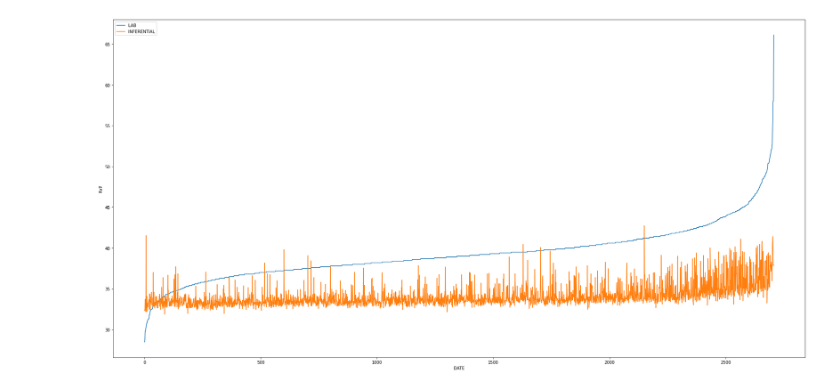
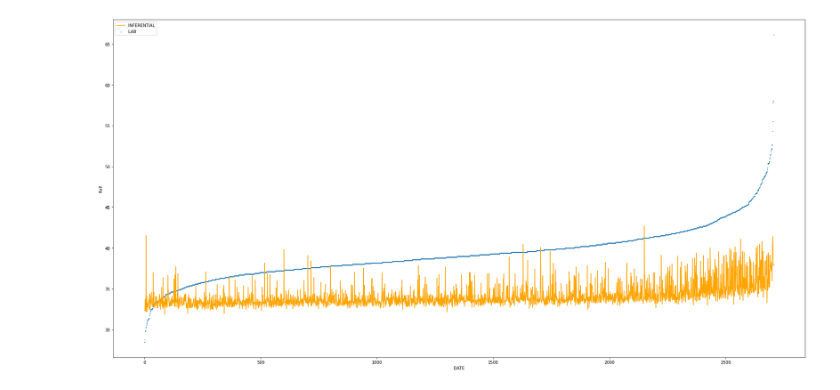
Before and after one commit to hoonzi-s/APC, a Jupyter notebook: #1 ALK - 213BTMRVP Inferential.ipynb, the cells around one changed output. Cells and saved outputs as stored; diff of their text form; code cells hidden in the pictures.

```diff
--- a/#1 ALK - 213BTMRVP Inferential.ipynb
+++ b/#1 ALK - 213BTMRVP Inferential.ipynb
@@ -24,6 +27,7 @@ from sklearn.model_selection import KFold
 # %%
-data = pd.read_csv('alk rvp csv.csv', index_col = 0)
-data.info()
+data_origin = pd.read_csv('/content/drive/MyDrive/alk rvp csv.csv', index_col = 0)
+data_origin.info()
+data_origin.describe()
 # %% [output]
 <class 'pandas.core.frame.DataFrame'>
 Index: 2708 entries, 2014-09-16 to 2022-05-17
@@ -83,0 +67,5 @@ data
+# %%
+data_origin.columns = ['RVP', 'T', 'P']
+data = data_origin[data_origin['RVP'] < 70].sort_values(by = 'RVP')
+data.reset_index(drop = True, inplace = True)
+data
@@ -84,16 +92,16 @@ data
 # %%
 a1 = -0.1343
 a2 = 0.0520
 b = 34.671
-inferential = a1 * data['TI2804'] + a2 * data['PI2806'] + b
+inferential = a1 * data['T'] + a2 * data['P'] + b
 length = data.shape[0]
 
 plt.figure(figsize = (30, 15))
-plt.plot(np.arange(length), data['RVP_LAB'], label = 'LAB')
-plt.plot(np.arange(length), inferential, label = 'INFERENTIAL')
+plt.scatter(np.arange(length), data['RVP'], s = 1, label = 'LAB')
+plt.plot(np.arange(length), inferential, color='orange', label = 'INFERENTIAL')
 plt.xlabel('DATE')
 plt.ylabel('RVP')
 plt.legend()
 plt.show()
 # %% [output]
-[figure, old version]
+[figure, new version]
```
Also changed, not shown: parts of 28 cells of this notebook.
